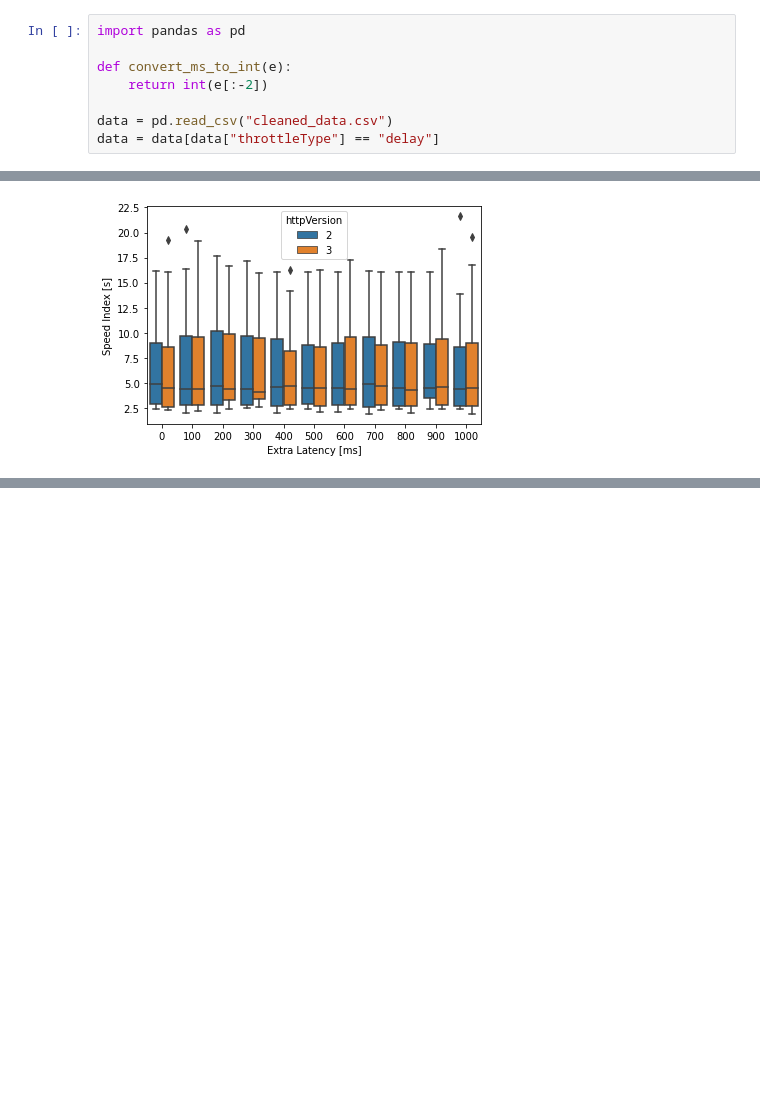
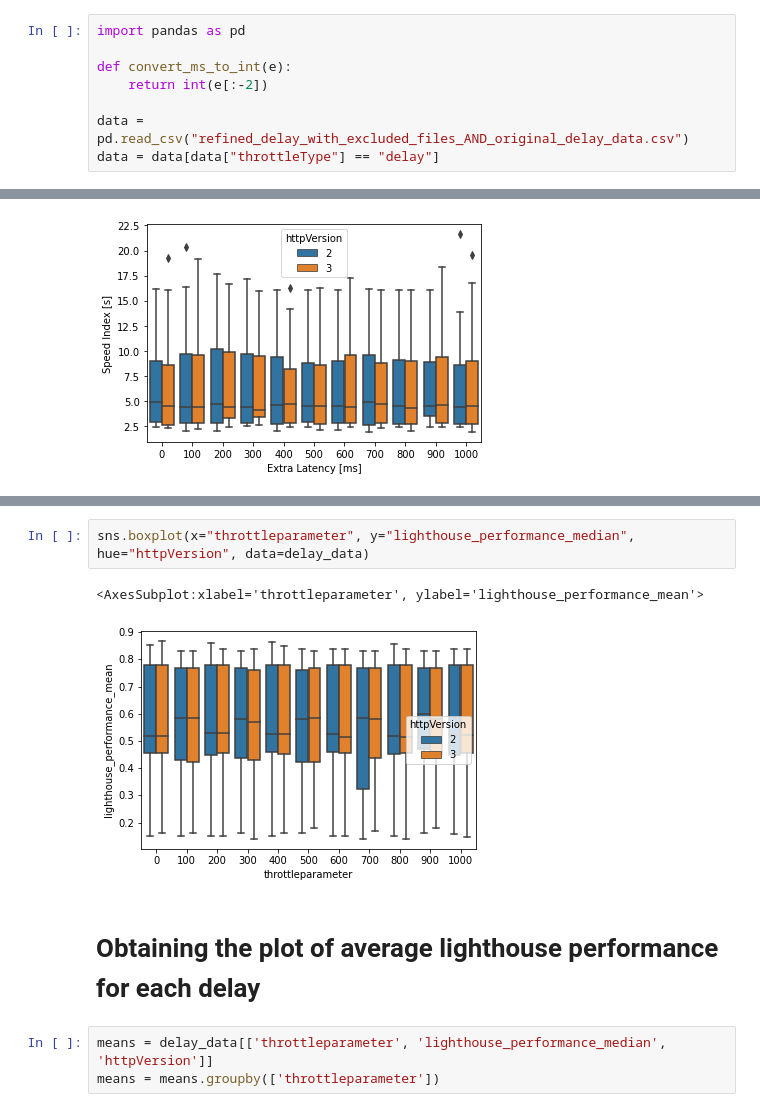
Before and after one commit to caramelmelmel/skrowten, a Jupyter notebook: dataAnalysis/delay_analysis.ipynb, the cells around one changed output, grey strips where cells are left out. Cells and saved outputs as stored; diff of their text form; blank space fills up the shorter version.

Commit message:
Add plots for refined delay analysis (additional data)

```diff
--- a/dataAnalysis/delay_analysis.ipynb
+++ b/dataAnalysis/delay_analysis.ipynb
@@ -4,7 +4,7 @@ import pandas as pd
 def convert_ms_to_int(e):
     return int(e[:-2])
 
-data = pd.read_csv("cleaned_data.csv")
+data = pd.read_csv("refined_delay_with_excluded_files_AND_original_delay_data.csv")
 data = data[data["throttleType"] == "delay"]
 # %%
 # delay_data = data[['throttleparameter', 'speed-index_numericValue', 'speed-index_score', 'lighthouse_performance', 'httpVersion', 'ttfb_mean', 'domComplete_mean', 'fullyLoaded_mean', 'firstPaint_mean']]
@@ -68,0 +85,10 @@ Text(0, 0.5, 'Speed Index [s]')
+# %%
+sns.boxplot(x="throttleparameter", y="lighthouse_performance_median", hue="httpVersion", data=delay_data)
+# %% [output]
+<AxesSubplot:xlabel='throttleparameter', ylabel='lighthouse_performance_mean'>
+[figure, added]
+# %% [markdown]
+# Obtaining the plot of average lighthouse performance for each delay
+# %%
+means = delay_data[['throttleparameter', 'lighthouse_performance_median', 'httpVersion']]
+means = means.groupby(['throttleparameter'])
```
Also changed, not shown: parts of 6 cells of this notebook, 5 other files.
